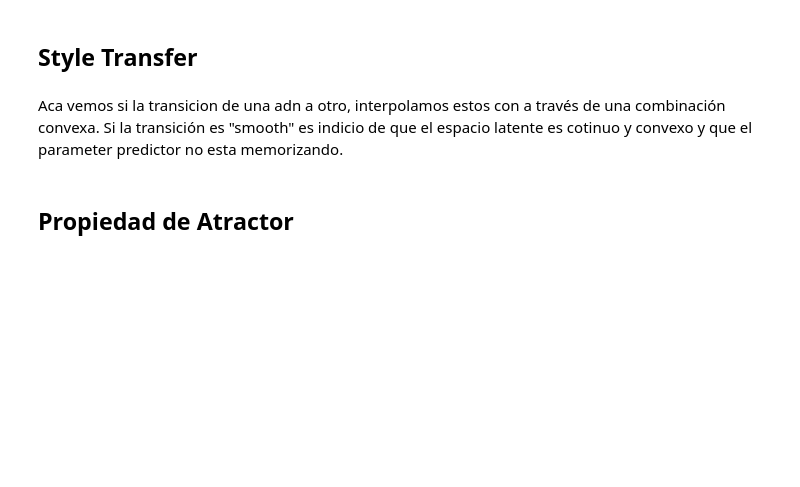
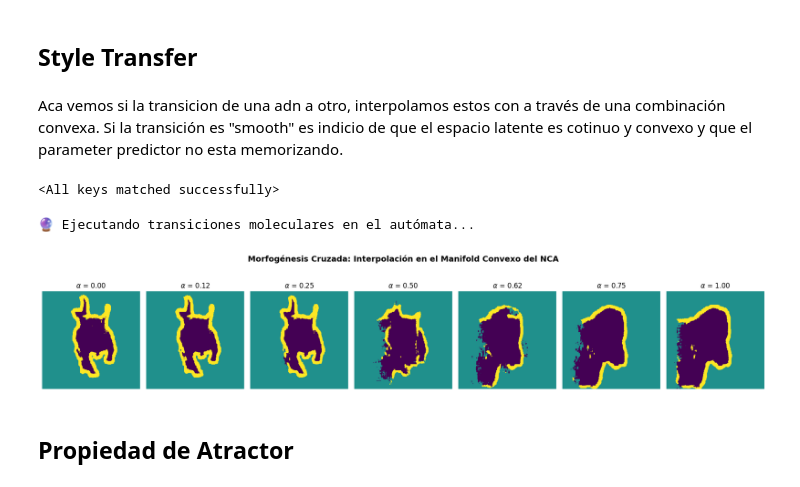
Before and after one commit to FernanSali/Meta-NCA-latente-para-segmentacion-imagenes, a Jupyter notebook: dataprocessing.ipynb, the cells around one changed output. Drawn from its saved outputs; the diff is of its cells as text; code cells hidden in the pictures; blank space fills up the shorter version.

Commit message:
pruebas de inferencia corridas

```diff
--- a/dataprocessing.ipynb
+++ b/dataprocessing.ipynb
@@ -341,41 +190,30 @@ Cross-Entropy Loss ae solo: 0.6389
 ## Style Transfer
 # %% [markdown]
 Aca vemos si la transicion de una adn a otro, interpolamos estos con a través de una combinación convexa. Si la transición es "smooth" es indicio de que el espacio latente es cotinuo y convexo y que el parameter predictor no esta memorizando.
+# %%
+# Instanciamos tu modelo completo
+metanca_model = models.MetaNCASegmenter(ae_params=params_encoder3, nca_steps=64).to(device)
+
+# Cargamos los pesos definitivos de la Fase 2 que entrenaste anoche
+metanca_model.load_state_dict(torch.load("metancav4.fase2_checkpoint_ep22.pth", map_location=device))
+# %% [output]
+<All keys matched successfully>
 # %%
 import numpy as np
 import matplotlib.pyplot as plt
 
-# =====================================================================
-# 1. CONFIGURACIÓN Y CARGA DE MODELOS (Ajusta los nombres de tus archivos)
-# =====================================================================
-device = torch.device("cuda" if torch.cuda.is_available() else "cpu")
+metanca_model.eval()
 
-# Instanciamos tu modelo completo de la Fase 2
-# (Asegúrate de que 'params_encoder2' esté definido en tu notebook)
-metanca_model = models.MetaNCASegmenter(
-    ae_params=params_encoder2,
-    nca_steps=32,
-    nca_hidden_dims=64
-).to(device)
 
-# Cargamos los pesos definitivos de la Fase 2 que entrenaste anoche
-metanca_model.load_state_dict(torch.load("metancav5.fase2_checkpoint_ep4.pth", map_location=device))
-metanca_model.eval() # Modo evaluación estricto
 
-print("🚀 Modelos cargados y listos en:", device)
-
-# =====================================================================
-# 2. SELECCIÓN DE LAS MASCOTAS DE PRUEBA (Mascota A y Mascota B)
-# =====================================================================
 # Tomamos un lote del test loader para elegir dos imágenes distintas
 images_test, masks_test = next(iter(dog_test_loader))
 
-img_A = images_test[0:1].to(device) # Mascota A (ej: Perro grande)
-img_B = images_test[1:2].to(device) # Mascota B (ej: Perro chico)
+img_A = images_test[0:1].to(device)
+img_B = images_test[1:2].to(device)
 
-# =====================================================================
-# 3. EXTRACCIÓN DE SUS "ADN" GEOMÉTRICOS (Forward del Encoder congelado)
-# =====================================================================
+
+# 3 EXTRACCIÓN DE SUS "ADN" GEOMÉTRICOS (Forward del Encoder congelado)
 with torch.no_grad():
     # Mascota A
     c1_A = metanca_model.ae.conv_layer_1(img_A)
@@ -391,11 +229,10 @@ with torch.no_grad():
     latent_B = metanca_model.ae.conv_layer_3(c2_B + p2_B)
     dna_B = latent_B.mean(dim=[2, 3])
 
-# =====================================================================
-# 4. INTERPOLACIÓN LATENTE Y SIMULACIÓN DEL NCA
-# =====================================================================
+
+#  INTERPOLACIÓN LATENTE Y SIMULACIÓN DEL NCA
 # Definimos los pasos de alfa (de 0.0 que es 100% Mascota A, a 1.0 que es 100% Mascota B)
-alphas = [0.0, 0.25, 0.5, 0.75, 1.0]
+alphas = [0.0, 0.125, 0.25, 0.5, 0.625, 0.75, 1.0]
 steps_evaluacion = 24 # Pasos fijos para que el autómata celular estabilice la forma
 
 fig, axes = plt.subplots(1, len(alphas), figsize=(18, 4))
@@ -406,33 +243,36 @@ print("🔮 Ejecutando transiciones moleculares en el autómata...")
 for idx, alpha in enumerate(alphas):
     with torch.no_grad():
         # Interpolación lineal matemática en el espacio de fases
         dna_interp = (1.0 - alpha) * dna_A + alpha * dna_B
         latent_base_interp = (1.0 - alpha) * latent_A + alpha * latent_B
         c1_interp = (1.0 - alpha) * c1_A + alpha * c1_B
 
         # La HyperNetwork predice las nuevas leyes físicas para esta combinación híbrida
         dynamic_weights_interp = metanca_model.param_predictor(dna_interp)
 
         # El NCA evoluciona el estado latente mezclado usando las leyes mezcladas
         latent_evolved = metanca_model.nca(latent_base_interp, weights=dynamic_weights_interp, steps=steps_evaluacion)
 
         # El Decoder proyecta el resultado final al Trimapa
         d3_out = metanca_model.ae.trans_conv_3(latent_evolved)
         d2_out = metanca_model.ae.trans_conv_2(d3_out)
         mixed = metanca_model.ae.mix_layer(d2_out + c1_interp)
         outputs = metanca_model.ae.trans_conv_1(mixed)
 
         # Convertimos los logits del trimapa a clases (0, 1, 2) para visualizar
         pred_mask = torch.argmax(outputs, dim=1).squeeze(0).cpu().numpy()
 
     # Graficamos en la celda de Jupyter
     ax = axes[idx]
     ax.imshow(pred_mask, cmap='viridis') # Puedes usar 'tab10' o tu mapa de color de trimapas
     ax.set_title(f"$\\alpha$ = {alpha:.2f}", fontsize=12)
     ax.axis('off')
 
 plt.tight_layout()
 plt.show()
+# %% [output]
+🔮 Ejecutando transiciones moleculares en el autómata...
+[figure, added]
 # %% [markdown]
 ## Propiedad de Atractor
 # %% [markdown]
```
Also changed, not shown: parts of 14 cells of this notebook.
